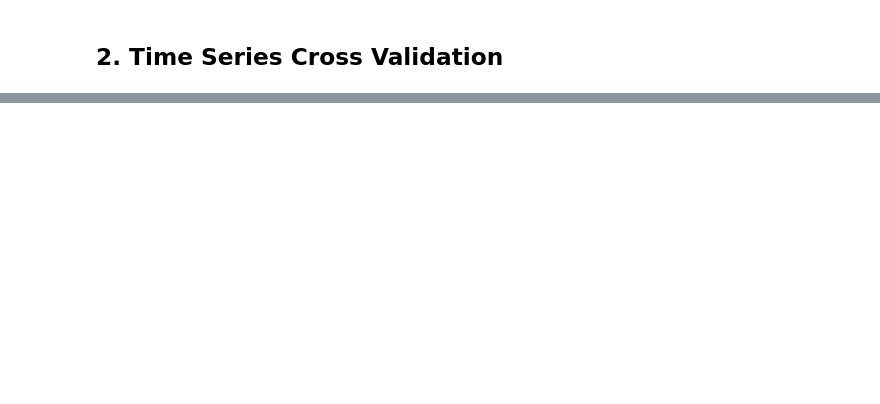
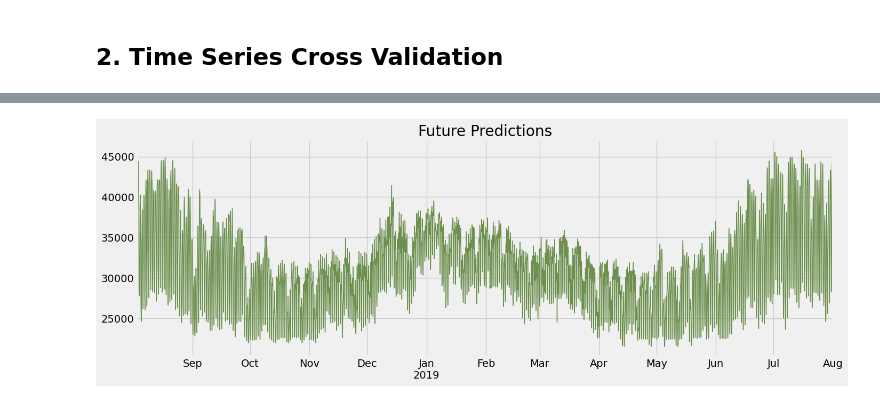
Before and after one commit to adnansherwani/Forecasting-DataModel, a Jupyter notebook: Forecasting-hourly-consumption.ipynb, the cells around one changed output, grey strips where cells are left out. Drawn from its saved outputs; the diff is of its cells as text; code cells hidden in the pictures; blank space fills up the shorter version.

```diff
--- a/Forecasting-hourly-consumption.ipynb
+++ b/Forecasting-hourly-consumption.ipynb
@@ -256,0 +428,13 @@ df.loc[df['PJME_MW'] > 19000].copy()
+# %%
+# Create future dataframe
+
+future_date = pd.date_range(start='2018-08-03', end='2019-08-01', freq='1h')
+future_df = pd.DataFrame(index=future_date)
+future_df['isFuture'] = True
+df['isFuture'] = False
+df_and_future_df = pd.concat([df, future_df])
+# %%
+df_and_future_df = create_features(df_and_future_df)
+df_and_future_df = add_lags(df_and_future_df)
+# %%
+future_w_features = df_and_future_df.query('isFuture').copy()
@@ -256,0 +452,3 @@ df.loc[df['PJME_MW'] > 19000].copy()
+# %%
+future_w_features['pred'] = reg.predict(future_w_features[FEATURES])
+future_w_features.head()
@@ -256,0 +462,10 @@ df.loc[df['PJME_MW'] > 19000].copy()
+# %%
+future_w_features['pred'].plot(figsize=(15,5),
+                               color = color_pal[3],
+                              ms=1,
+                              lw=1,
+                              title='Future Predictions')
+
+plt.show()
+# %% [output]
+[figure, added]
```
Also changed, not shown: parts of 21 cells of this notebook.
